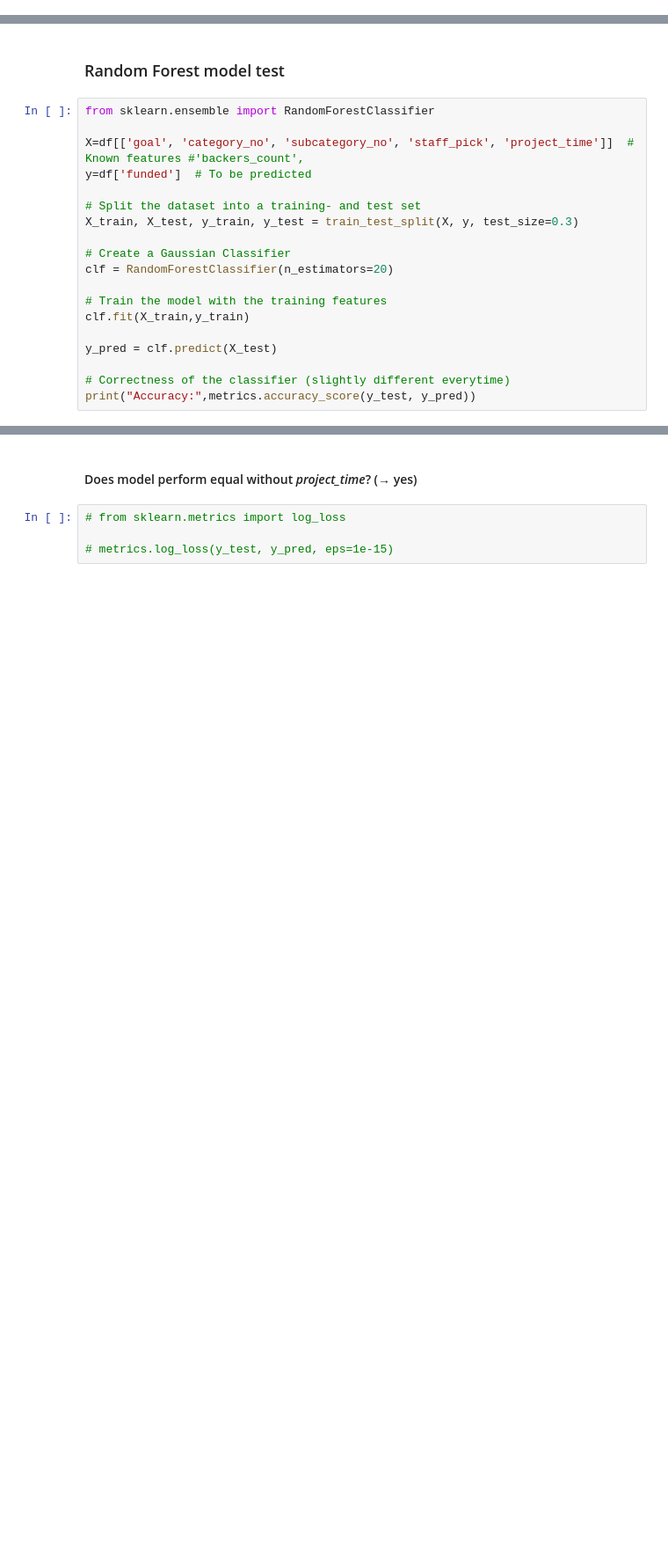
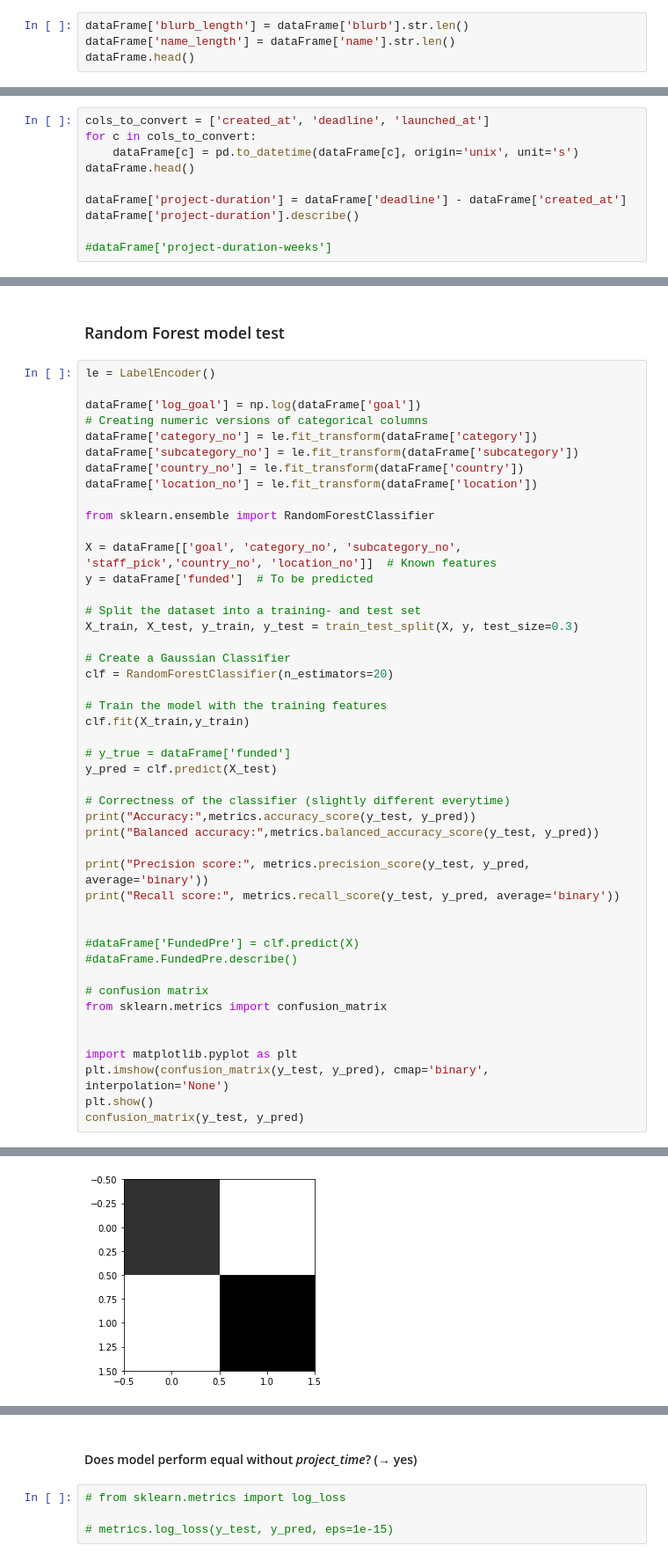
Before and after one commit to d-istratii/DataScienceVU, a Jupyter notebook: model.ipynb, the cells around one changed output, grey strips where cells are left out. Shown: that part at 88% size. Drawn from its saved outputs; the diff is of its cells as text; blank space fills up the shorter version.

```diff
--- a/model.ipynb
+++ b/model.ipynb
@@ -403,3 +409,7 @@ dataFrame.head(3)
 | 1 | KS_000001 | 82 | 1000 Artists is a public art-maki... | art | 4586 | US | 1330926084 | USD | ... |
 | 2 | KS_000002 | 21 | The Sequel to ‘My Favorite Machin... | art | 5217 | US | 1332382894 | USD | ... |
 3 rows × 23 columns
+# %%
+dataFrame['blurb_length'] = dataFrame['blurb'].str.len()
+dataFrame['name_length'] = dataFrame['name'].str.len()
+dataFrame.head()
@@ -405,0 +424,10 @@ dataFrame.head(3)
+# %%
+cols_to_convert = ['created_at', 'deadline', 'launched_at']
+for c in cols_to_convert:
+    dataFrame[c] = pd.to_datetime(dataFrame[c], origin='unix', unit='s')
+dataFrame.head()
+
+dataFrame['project-duration'] = dataFrame['deadline'] - dataFrame['created_at']
+dataFrame['project-duration'].describe()
+
+#dataFrame['project-duration-weeks']
@@ -461,10 +499,19 @@ df['subcategory_no'] = le.fit_transform(df['subcategory'])
 # %% [markdown]
 ### Random Forest model test
 # %%
+le = LabelEncoder()
+
+dataFrame['log_goal'] = np.log(dataFrame['goal'])
+# Creating numeric versions of categorical columns
+dataFrame['category_no'] = le.fit_transform(dataFrame['category'])
+dataFrame['subcategory_no'] = le.fit_transform(dataFrame['subcategory'])
+dataFrame['country_no'] = le.fit_transform(dataFrame['country'])
+dataFrame['location_no'] = le.fit_transform(dataFrame['location'])
+
 from sklearn.ensemble import RandomForestClassifier
 
-X=df[['goal', 'category_no', 'subcategory_no', 'staff_pick', 'project_time']]  # Known features #'backers_count',
-y=df['funded']  # To be predicted
+X = dataFrame[['goal', 'category_no', 'subcategory_no', 'staff_pick','country_no', 'location_no']]  # Known features
+y = dataFrame['funded']  # To be predicted
 
 # Split the dataset into a training- and test set
 X_train, X_test, y_train, y_test = train_test_split(X, y, test_size=0.3)
@@ -475,8 +522,26 @@ clf = RandomForestClassifier(n_estimators=20)
 # Train the model with the training features
 clf.fit(X_train,y_train)
 
+# y_true = dataFrame['funded']
 y_pred = clf.predict(X_test)
 
 # Correctness of the classifier (slightly different everytime)
 print("Accuracy:",metrics.accuracy_score(y_test, y_pred))
+print("Balanced accuracy:",metrics.balanced_accuracy_score(y_test, y_pred))
+
+print("Precision score:", metrics.precision_score(y_test, y_pred, average='binary'))
+print("Recall score:", metrics.recall_score(y_test, y_pred, average='binary'))
+
+
+#dataFrame['FundedPre'] = clf.predict(X)
+#dataFrame.FundedPre.describe()
+
+# confusion matrix
+from sklearn.metrics import confusion_matrix
+
+
+import matplotlib.pyplot as plt
+plt.imshow(confusion_matrix(y_test, y_pred), cmap='binary', interpolation='None')
+plt.show()
+confusion_matrix(y_test, y_pred)
 # %% [output]
@@ -483,0 +552 @@ Accuracy: 0.7865181311810845
+[figure, added]
```
Also changed, not shown: parts of 7 cells of this notebook.
